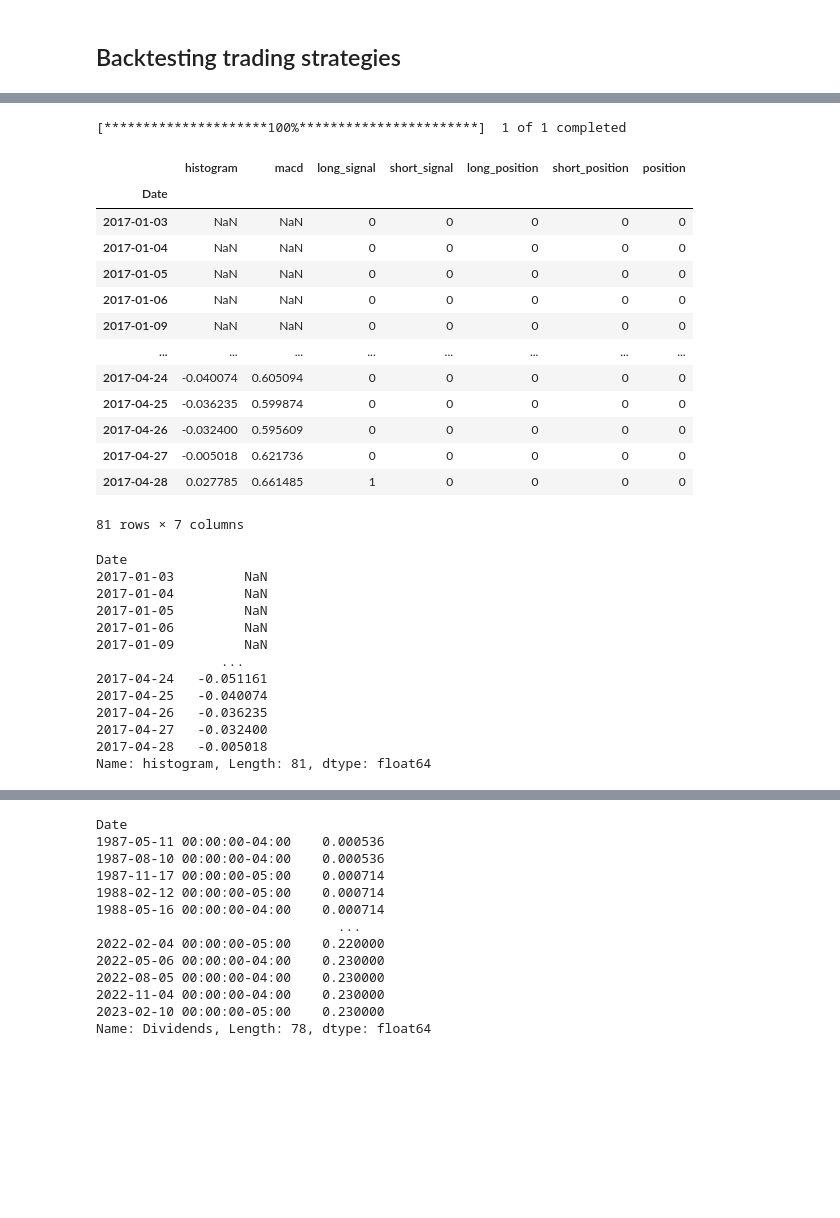
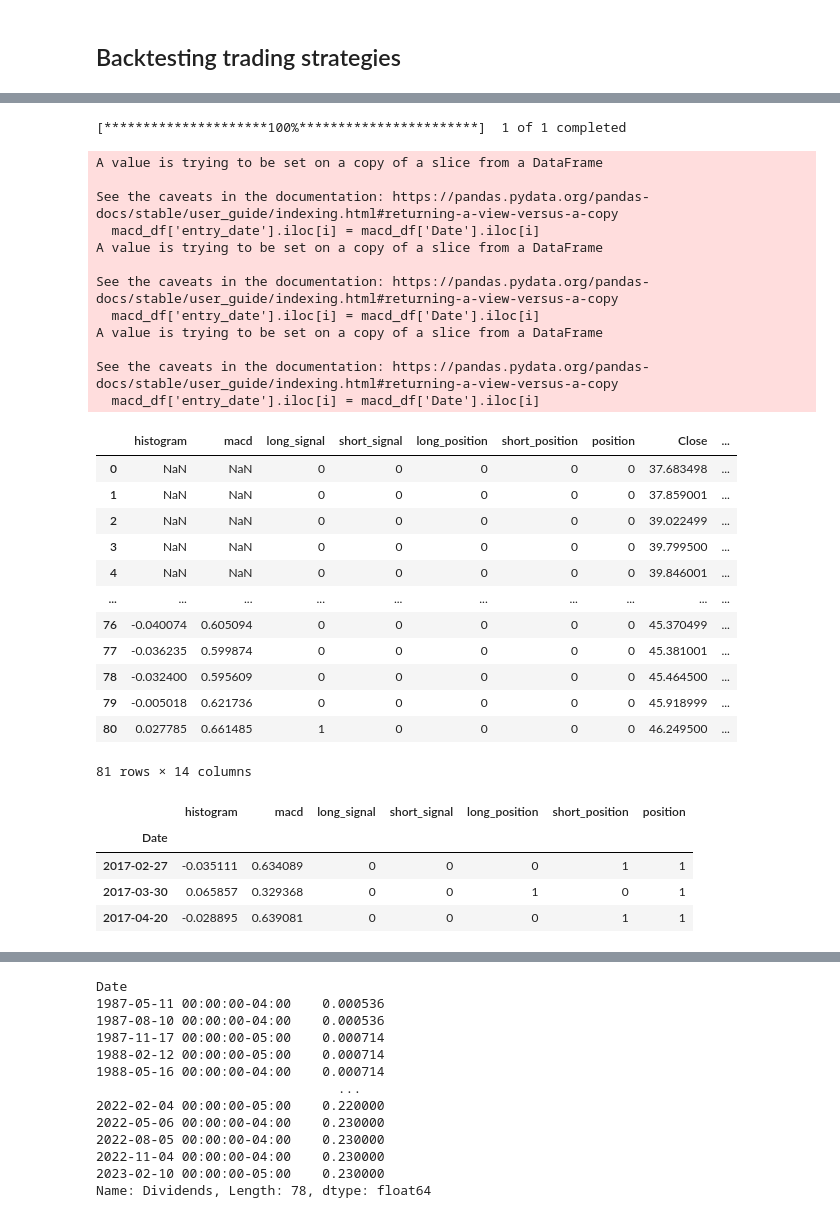
Before and after one commit to ryanlxz/backtesting, a Jupyter notebook: notebooks/test.ipynb, the cells around one changed output, grey strips where cells are left out. Drawn from its saved outputs; the diff is of its cells as text; code cells hidden in the pictures; blank space fills up the shorter version.

```diff
--- a/notebooks/test.ipynb
+++ b/notebooks/test.ipynb
@@ -47,48 +61,64 @@ df.to_csv('preprocessed_data.csv')
 # %%
 macd_df = pd.DataFrame()
-df = yf.download('AMZN', start="2017-01-01",
+test_df = yf.download('AMZN', start="2017-01-01",
                    end="2017-04-30", interval = "1d",
                    )
-macd = talib.MACD(df['Close'], fastperiod=12, slowperiod=26, signalperiod=9)
+macd = talib.MACD(test_df['Close'], fastperiod=12, slowperiod=26, signalperiod=9)
 macd_df['histogram'] = macd[2] # macd line - signal line
 macd_df['macd'] = macd[0]
 
-#entry
+#entry where 1 = enter and 0 = do not enter trade
 macd_df['long_signal'] = np.where((macd_df['histogram']>0) &(macd_df['histogram'].shift(1)<=0),1,0)
 macd_df['short_signal'] = np.where((macd_df['histogram']<0) &(macd_df['histogram'].shift(1)>=0),1,0)
+# trading positions where you enter the trade 1 day after the signal (assuming that the closing price is used to calculate the EMA)
 macd_df['long_position'] = np.where(macd_df['long_signal'].shift(1)==1,1,0)
 macd_df['short_position'] = np.where(macd_df['short_signal'].shift(1)==1,1,0)
 macd_df['position'] = np.where((macd_df['long_position']==1)|(macd_df['short_position']==1),1,0)
+
+#exit (2-day RSI of single day is greater than 65 for long positions, and less than 35 for short positions)
+macd_df['Close'] = test_df['Close']
+macd_df['Date'] = macd_df.index
+macd_df.reset_index(inplace=True,drop=True)
+macd_df['rsi'] = talib.RSI(macd_df['Close'],timeperiod=2)
+macd_df['entry_date'] = macd_df.apply(lambda _: '', axis=1)
+for i in macd_df.loc[macd_df['position']==1].index:
+    macd_df['entry_date'].iloc[i] = macd_df['Date'].iloc[i]
+macd_df['exit_long'] = np.where(macd_df['rsi'].shift(1)>65,1,0) #signal to exit is generated when 2-period RSI above 65, but exit trade is only executed on following day.
+macd_df['exit_short'] = np.where(macd_df['rsi'].shift(1)<35,1,0)
+macd_df['exit_date'] = ''
 macd_df
 # %% [output]
 [*********************100%***********************]  1 of 1 completed
+A value is trying to be set on a copy of a slice from a DataFrame
+
+See the caveats in the documentation: https://pandas.pydata.org/pandas-docs/stable/user_guide/indexing.html#returning-a-view-versus-a-copy
+  macd_df['entry_date'].iloc[i] = macd_df['Date'].iloc[i]
+A value is trying to be set on a copy of a slice from a DataFrame
+
+See the caveats in the documentation: https://pandas.pydata.org/pandas-docs/stable/user_guide/indexing.html#returning-a-view-versus-a-copy
+  macd_df['entry_date'].iloc[i] = macd_df['Date'].iloc[i]
+A value is trying to be set on a copy of a slice from a DataFrame
+
+See the caveats in the documentation: https://pandas.pydata.org/pandas-docs/stable/user_guide/indexing.html#returning-a-view-versus-a-copy
+  macd_df['entry_date'].iloc[i] = macd_df['Date'].iloc[i]
-|  | histogram | macd | long_signal | short_signal | long_position | short_position | position |
-| Date |  |  |  |  |  |  |  |
-| 2017-01-03 | NaN | NaN | 0 | 0 | 0 | 0 | 0 |
-| 2017-01-04 | NaN | NaN | 0 | 0 | 0 | 0 | 0 |
-| 2017-01-05 | NaN | NaN | 0 | 0 | 0 | 0 | 0 |
-| 2017-01-06 | NaN | NaN | 0 | 0 | 0 | 0 | 0 |
-| 2017-01-09 | NaN | NaN | 0 | 0 | 0 | 0 | 0 |
-| ... | ... | ... | ... | ... | ... | ... | ... |
-| 2017-04-24 | -0.040074 | 0.605094 | 0 | 0 | 0 | 0 | 0 |
-| 2017-04-25 | -0.036235 | 0.599874 | 0 | 0 | 0 | 0 | 0 |
-| 2017-04-26 | -0.032400 | 0.595609 | 0 | 0 | 0 | 0 | 0 |
-| 2017-04-27 | -0.005018 | 0.621736 | 0 | 0 | 0 | 0 | 0 |
-| 2017-04-28 | 0.027785 | 0.661485 | 1 | 0 | 0 | 0 | 0 |
+|  | histogram | macd | long_signal | short_signal | long_position | short_position | position | Close | ... |
+| 0 | NaN | NaN | 0 | 0 | 0 | 0 | 0 | 37.683498 | ... |
+| 1 | NaN | NaN | 0 | 0 | 0 | 0 | 0 | 37.859001 | ... |
+| 2 | NaN | NaN | 0 | 0 | 0 | 0 | 0 | 39.022499 | ... |
+| 3 | NaN | NaN | 0 | 0 | 0 | 0 | 0 | 39.799500 | ... |
+| 4 | NaN | NaN | 0 | 0 | 0 | 0 | 0 | 39.846001 | ... |
+| ... | ... | ... | ... | ... | ... | ... | ... | ... | ... |
+| 76 | -0.040074 | 0.605094 | 0 | 0 | 0 | 0 | 0 | 45.370499 | ... |
+| 77 | -0.036235 | 0.599874 | 0 | 0 | 0 | 0 | 0 | 45.381001 | ... |
+| 78 | -0.032400 | 0.595609 | 0 | 0 | 0 | 0 | 0 | 45.464500 | ... |
+| 79 | -0.005018 | 0.621736 | 0 | 0 | 0 | 0 | 0 | 45.918999 | ... |
+| 80 | 0.027785 | 0.661485 | 1 | 0 | 0 | 0 | 0 | 46.249500 | ... |
-81 rows × 7 columns
+81 rows × 14 columns
 # %%
-macd_df['histogram'].shift(1)
+macd_df[macd_df['position']==1]
 # %% [output]
-Date
-2017-01-03         NaN
-2017-01-04         NaN
-2017-01-05         NaN
-2017-01-06         NaN
-2017-01-09         NaN
-                ...
-2017-04-24   -0.051161
-2017-04-25   -0.040074
-2017-04-26   -0.036235
-2017-04-27   -0.032400
-2017-04-28   -0.005018
-Name: histogram, Length: 81, dtype: float64
+|  | histogram | macd | long_signal | short_signal | long_position | short_position | position |
+| Date |  |  |  |  |  |  |  |
+| 2017-02-27 | -0.035111 | 0.634089 | 0 | 0 | 0 | 1 | 1 |
+| 2017-03-30 | 0.065857 | 0.329368 | 0 | 0 | 1 | 0 | 1 |
+| 2017-04-20 | -0.028895 | 0.639081 | 0 | 0 | 0 | 1 | 1 |
```
Also changed, not shown: parts of 10 cells of this notebook, 2 other files.
